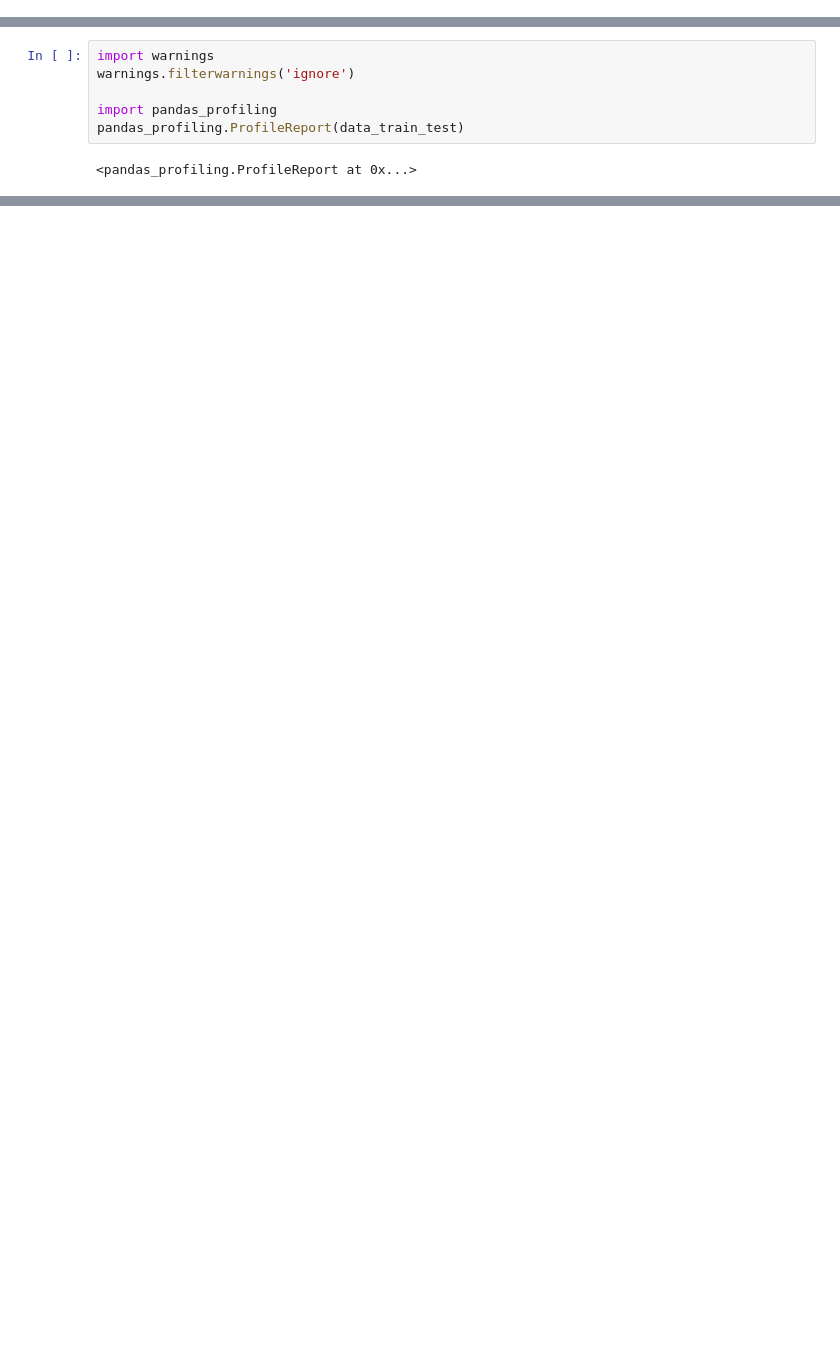
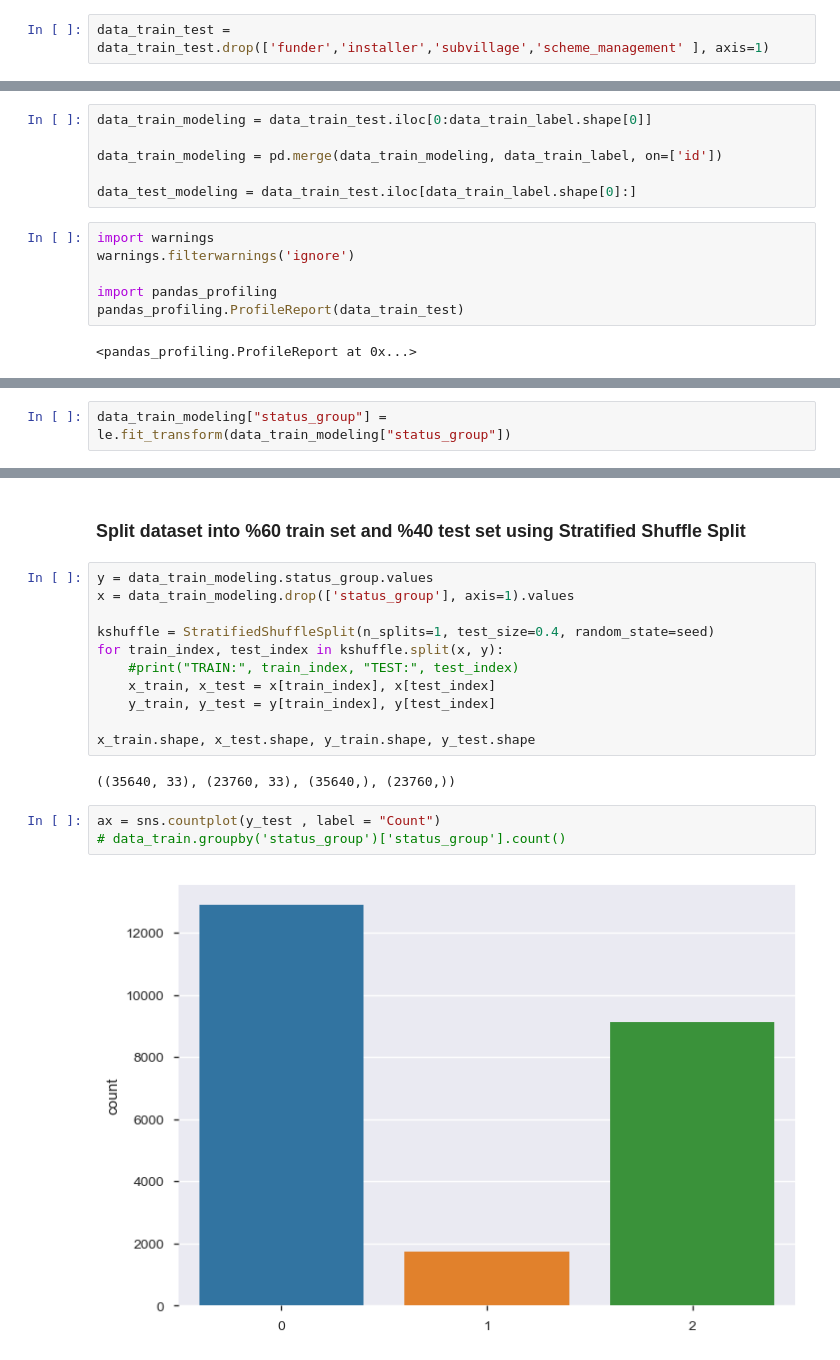
Before and after one commit to omidbadr/Data_Mining_the_Water_Table, a Jupyter notebook: Pump_DrivenData.ipynb, the cells around one changed output, grey strips where cells are left out. Drawn from its saved outputs; the diff is of its cells as text; blank space fills up the shorter version.

Commit message:
Random_forest

```diff
--- a/Pump_DrivenData.ipynb
+++ b/Pump_DrivenData.ipynb
@@ -383,0 +421,2 @@ data_train_test["make_code"] = lb_make.fit_transform(obj_df["make"])
+# %%
+data_train_test = data_train_test.drop(['funder','installer','subvillage','scheme_management' ], axis=1)
@@ -384,3 +425,9 @@ data_train_test["make_code"] = lb_make.fit_transform(obj_df["make"])
+# %%
+data_train_modeling = data_train_test.iloc[0:data_train_label.shape[0]]
+
+data_train_modeling = pd.merge(data_train_modeling, data_train_label, on=['id'])
+
+data_test_modeling = data_train_test.iloc[data_train_label.shape[0]:]
 # %%
 import warnings
 warnings.filterwarnings('ignore')
@@ -398,0 +441,2 @@ len(data_train_test.columns)
+# %%
+data_train_modeling["status_group"] = le.fit_transform(data_train_modeling["status_group"])
@@ -398,0 +445,20 @@ len(data_train_test.columns)
+# %% [markdown]
+### Split dataset into %60 train set and %40 test set using Stratified Shuffle Split
+# %%
+y = data_train_modeling.status_group.values
+x = data_train_modeling.drop(['status_group'], axis=1).values
+
+kshuffle = StratifiedShuffleSplit(n_splits=1, test_size=0.4, random_state=seed)
+for train_index, test_index in kshuffle.split(x, y):
+    #print("TRAIN:", train_index, "TEST:", test_index)
+    x_train, x_test = x[train_index], x[test_index]
+    y_train, y_test = y[train_index], y[test_index]
+
+x_train.shape, x_test.shape, y_train.shape, y_test.shape
+# %% [output]
+((35640, 33), (23760, 33), (35640,), (23760,))
+# %%
+ax = sns.countplot(y_test , label = "Count")
+# data_train.groupby('status_group')['status_group'].count()
+# %% [output]
+[figure, added]
```
Also changed, not shown: parts of 36 cells of this notebook.
